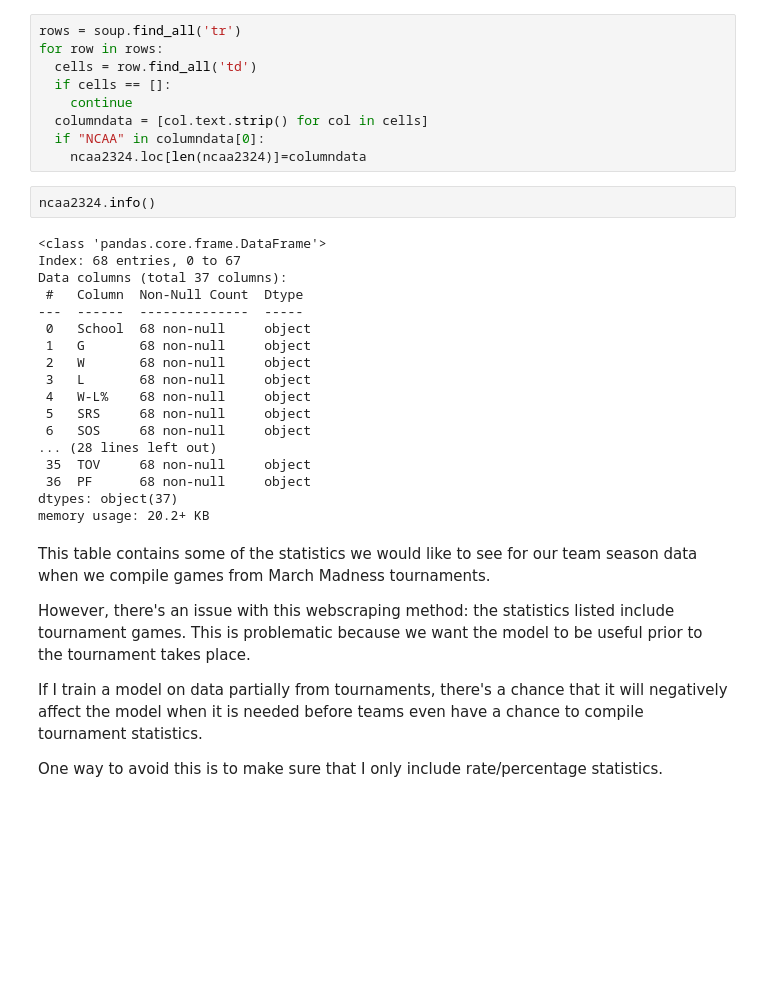
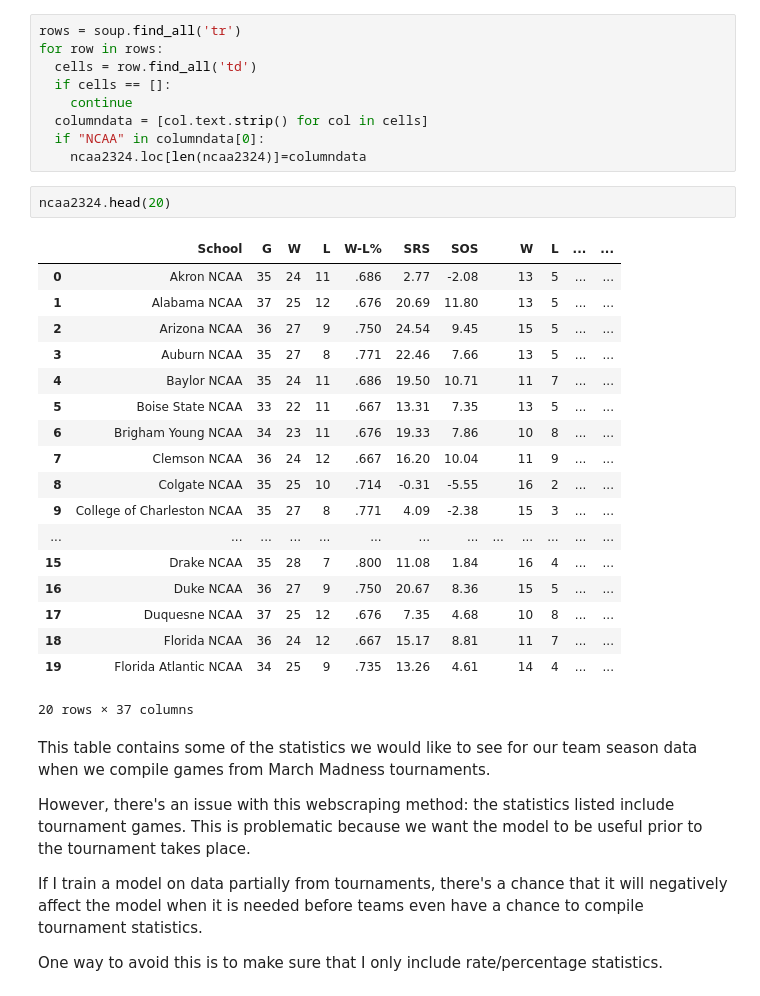
Before and after one commit to BARATZL/MBTAheadway, a Jupyter notebook: NCAAMB_ML.ipynb, the cells around one changed output. Cells and saved outputs as stored; diff of their text form; blank space fills up the shorter version.

```diff
--- a/NCAAMB_ML.ipynb
+++ b/NCAAMB_ML.ipynb
@@ -101,26 +101,27 @@ for row in rows:
   columndata = [col.text.strip() for col in cells]
   if "NCAA" in columndata[0]:
     ncaa2324.loc[len(ncaa2324)]=columndata
-# %%
-ncaa2324.info()
-# %% [output]
-<class 'pandas.core.frame.DataFrame'>
-Index: 68 entries, 0 to 67
-Data columns (total 37 columns):
- #   Column  Non-Null Count  Dtype
----  ------  --------------  -----
- 0   School  68 non-null     object
- 1   G       68 non-null     object
- 2   W       68 non-null     object
- 3   L       68 non-null     object
- 4   W-L%    68 non-null     object
- 5   SRS     68 non-null     object
- 6   SOS     68 non-null     object
-... (28 lines left out)
- 35  TOV     68 non-null     object
- 36  PF      68 non-null     object
-dtypes: object(37)
-memory usage: 20.2+ KB
+# %%
+ncaa2324.head(20)
+# %% [output]
+|  | School | G | W | L | W-L% | SRS | SOS |  | W | L | ... | ... |
+| 0 | Akron NCAA | 35 | 24 | 11 | .686 | 2.77 | -2.08 |  | 13 | 5 | ... | ... |
+| 1 | Alabama NCAA | 37 | 25 | 12 | .676 | 20.69 | 11.80 |  | 13 | 5 | ... | ... |
+| 2 | Arizona NCAA | 36 | 27 | 9 | .750 | 24.54 | 9.45 |  | 15 | 5 | ... | ... |
+| 3 | Auburn NCAA | 35 | 27 | 8 | .771 | 22.46 | 7.66 |  | 13 | 5 | ... | ... |
+| 4 | Baylor NCAA | 35 | 24 | 11 | .686 | 19.50 | 10.71 |  | 11 | 7 | ... | ... |
+| 5 | Boise State NCAA | 33 | 22 | 11 | .667 | 13.31 | 7.35 |  | 13 | 5 | ... | ... |
+| 6 | Brigham Young NCAA | 34 | 23 | 11 | .676 | 19.33 | 7.86 |  | 10 | 8 | ... | ... |
+| 7 | Clemson NCAA | 36 | 24 | 12 | .667 | 16.20 | 10.04 |  | 11 | 9 | ... | ... |
+| 8 | Colgate NCAA | 35 | 25 | 10 | .714 | -0.31 | -5.55 |  | 16 | 2 | ... | ... |
+| 9 | College of Charleston NCAA | 35 | 27 | 8 | .771 | 4.09 | -2.38 |  | 15 | 3 | ... | ... |
+| ... | ... | ... | ... | ... | ... | ... | ... | ... | ... | ... | ... | ... |
+| 15 | Drake NCAA | 35 | 28 | 7 | .800 | 11.08 | 1.84 |  | 16 | 4 | ... | ... |
+| 16 | Duke NCAA | 36 | 27 | 9 | .750 | 20.67 | 8.36 |  | 15 | 5 | ... | ... |
+| 17 | Duquesne NCAA | 37 | 25 | 12 | .676 | 7.35 | 4.68 |  | 10 | 8 | ... | ... |
+| 18 | Florida NCAA | 36 | 24 | 12 | .667 | 15.17 | 8.81 |  | 11 | 7 | ... | ... |
+| 19 | Florida Atlantic NCAA | 34 | 25 | 9 | .735 | 13.26 | 4.61 |  | 14 | 4 | ... | ... |
+20 rows × 37 columns
 # %% [markdown]
 This table contains some of the statistics we would like to see for our team season data when we compile games from March Madness tournaments.
 
```
Also changed, not shown: parts of 5 cells of this notebook.
